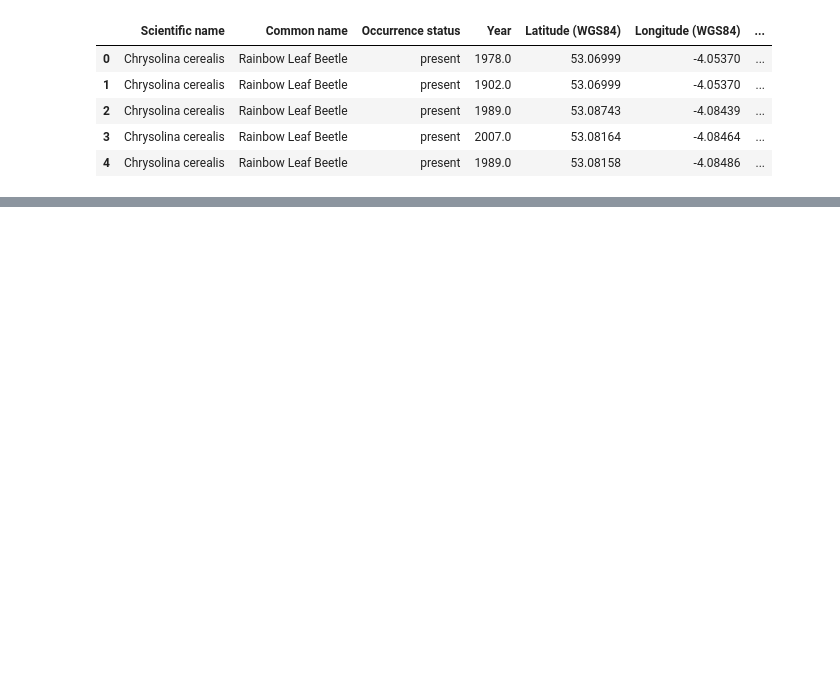
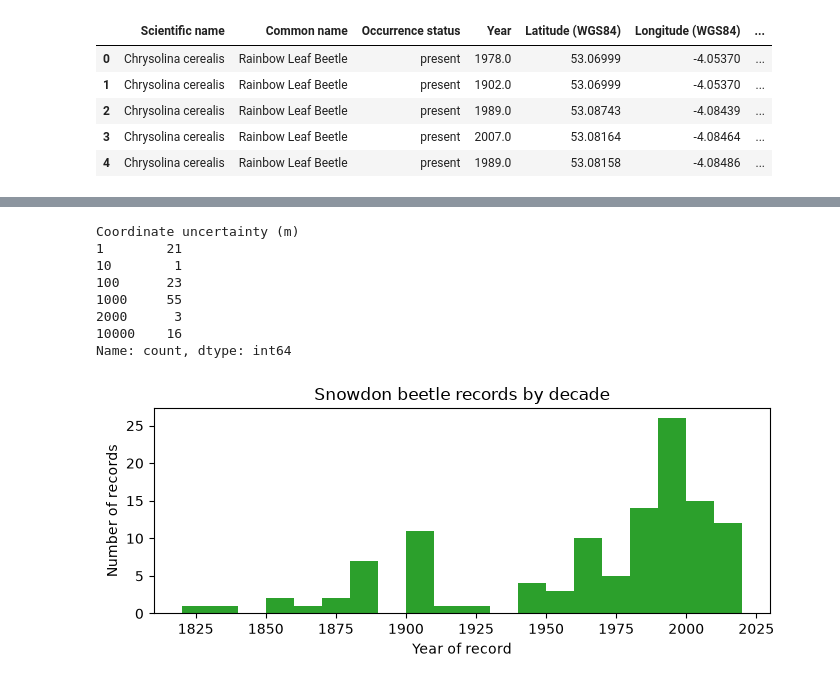
Before and after one commit to remotesensinginfo/rsgispy-tutorials, a Jupyter notebook: 11_case_study_species_distribution/01_prepare_datasets.ipynb, the cells around one changed output, grey strips where cells are left out. Cells and saved outputs as stored; diff of their text form; code cells hidden in the pictures; blank space fills up the shorter version.

```diff
--- a/11_case_study_species_distribution/01_prepare_datasets.ipynb
+++ b/11_case_study_species_distribution/01_prepare_datasets.ipynb
@@ -73,0 +75,24 @@ cc_geo_osgb_data_gdf.head()
+# %%
+import matplotlib.pyplot as plt
+
+%matplotlib inline
+
+recs_gdf = cc_geo_osgb_data_gdf
+print(recs_gdf["Coordinate uncertainty (m)"].value_counts().sort_index())
+
+fig, ax = plt.subplots(figsize=(7, 3))
+ax.hist(recs_gdf["Year"].dropna(), bins=range(1820, 2030, 10), color="tab:green")
+ax.set_xlabel("Year of record")
+ax.set_ylabel("Number of records")
+ax.set_title("Snowdon beetle records by decade")
+fig.tight_layout()
+# %% [output]
+Coordinate uncertainty (m)
+1        21
+10        1
+100      23
+1000     55
+2000      3
+10000    16
+Name: count, dtype: int64
+[figure, added]
```
Also changed, not shown: parts of 71 cells of this notebook, 5 other files.
